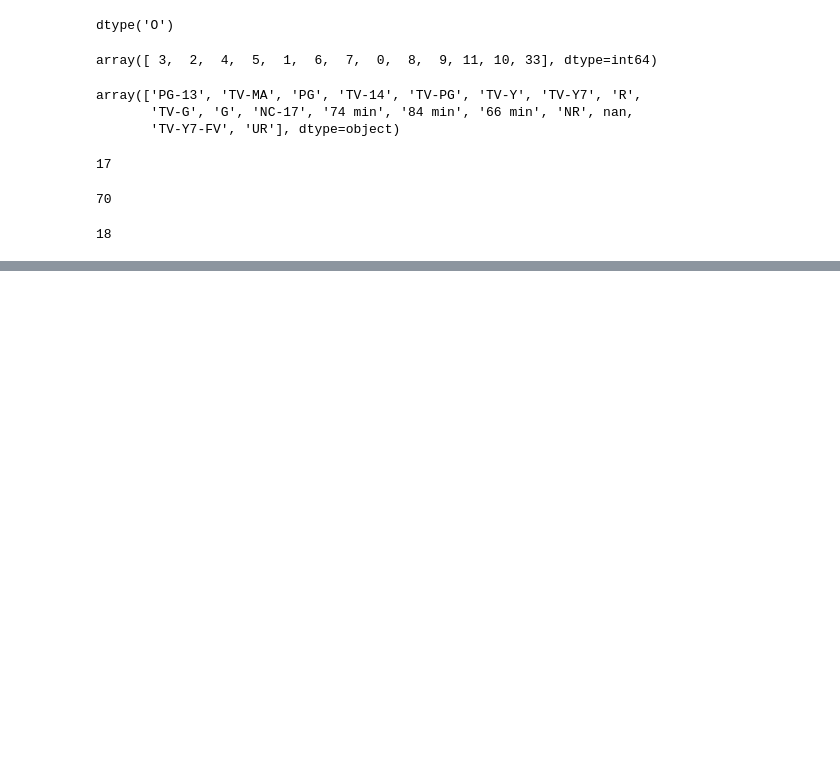
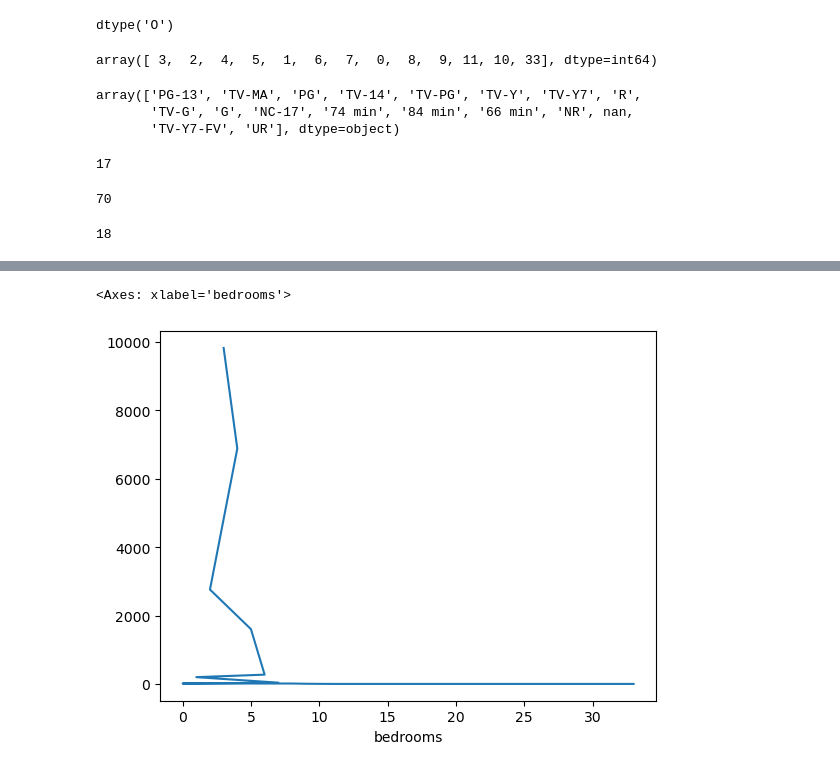
Before and after one commit to farhanaqaei/DataAnalysis, a Jupyter notebook: 4_Series&Columns/LearningBook.ipynb, the cells around one changed output, grey strips where cells are left out. Saved outputs shown, nothing was run; the diff lists cells and outputs as text; code cells hidden in the pictures; blank space fills up the shorter version.

```diff
--- a/4_Series&Columns/LearningBook.ipynb
+++ b/4_Series&Columns/LearningBook.ipynb
@@ -229,0 +456,5 @@ netflix.rating.nunique(dropna=False)
+# %%
+houses.bedrooms.value_counts().plot()
+# %% [output]
+<Axes: xlabel='bedrooms'>
+[figure, added]
```
Also changed, not shown: parts of 26 cells of this notebook.
